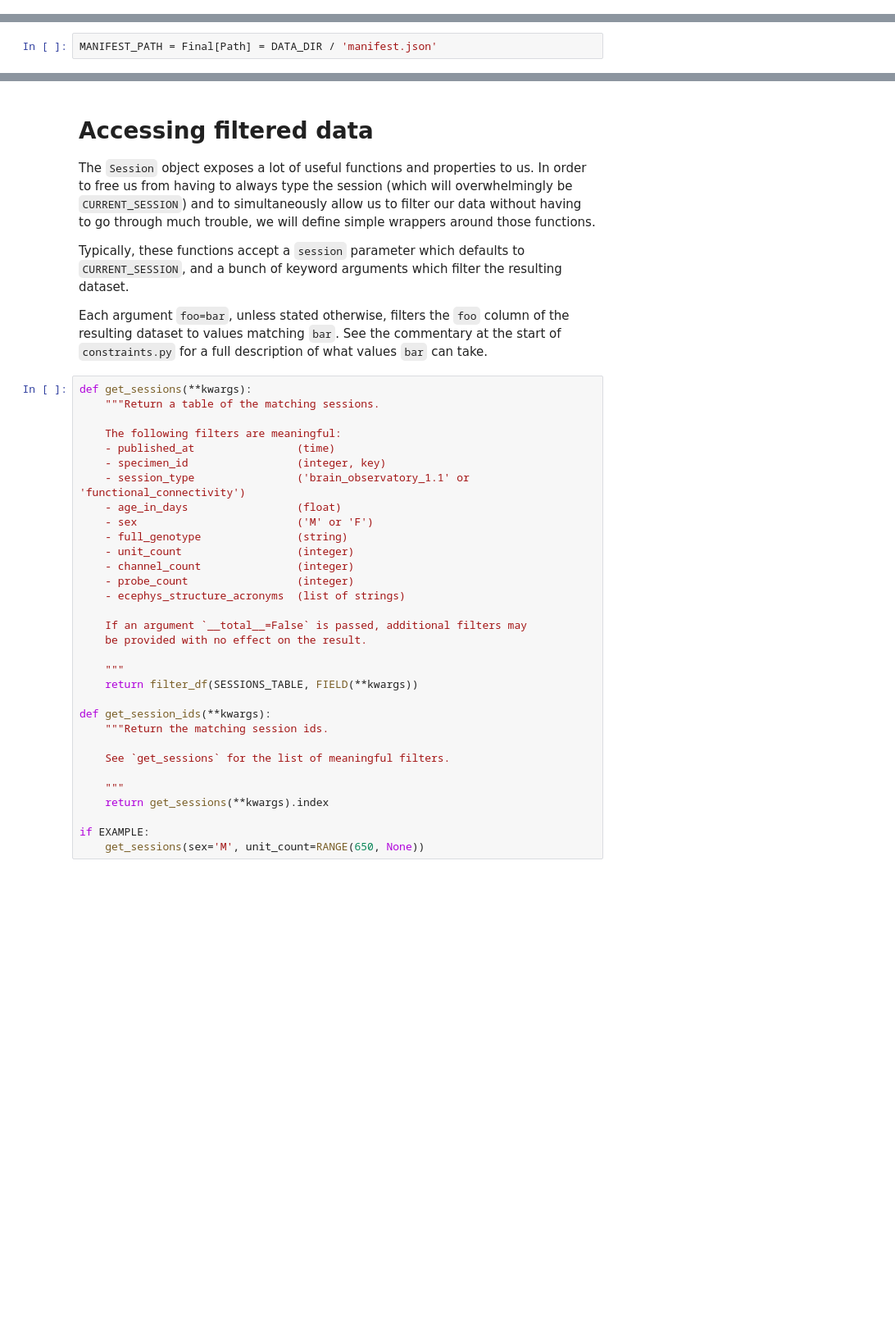
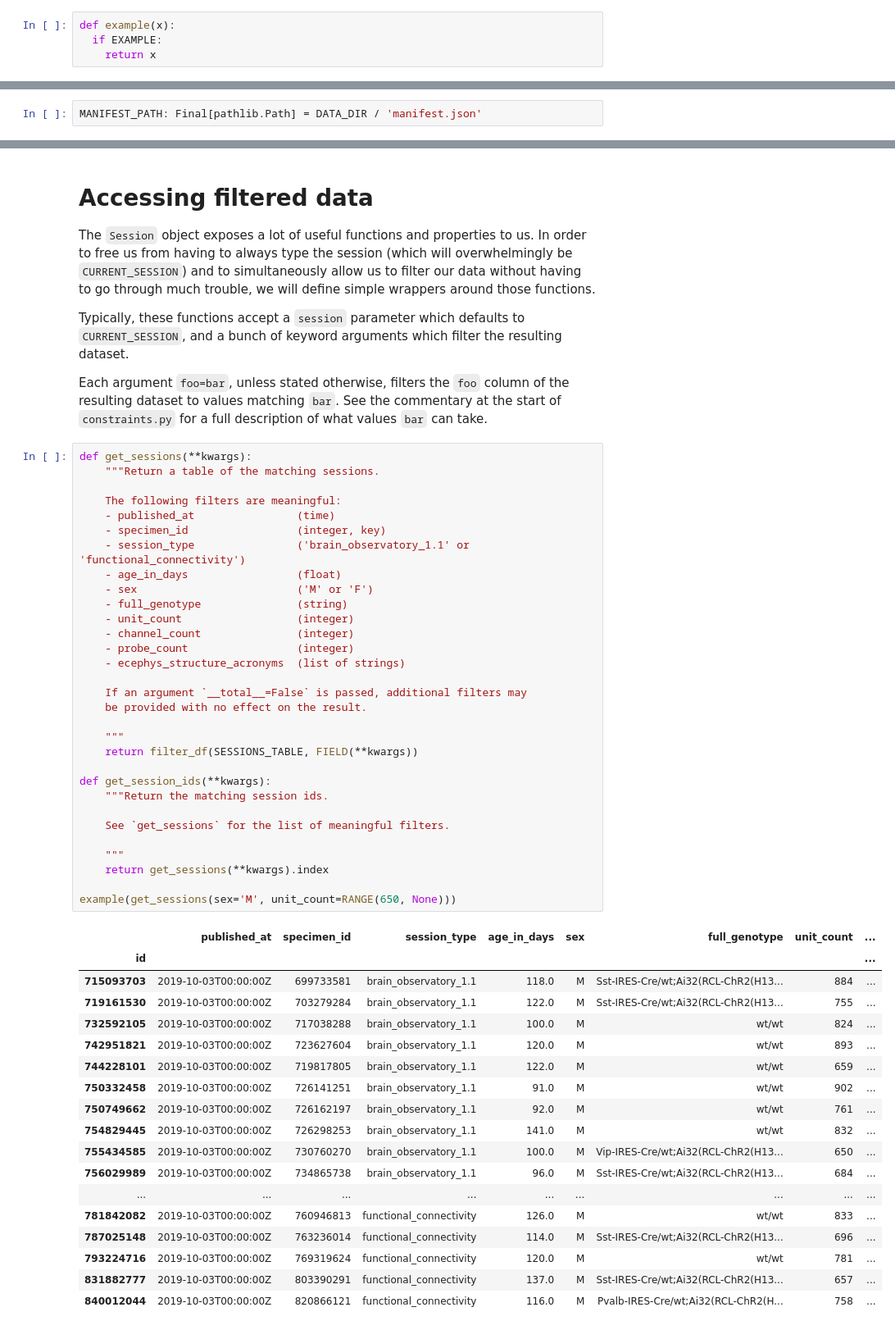
Before and after one commit to tebe-nigrelli/MMN-Group-Project, a Jupyter notebook: 00_Setup.ipynb, the cells around one changed output, grey strips where cells are left out. Shown: that part at 82% size. Cells and saved outputs as stored; diff of their text form; blank space fills up the shorter version.

```diff
--- a/00_Setup.ipynb
+++ b/00_Setup.ipynb
@@ -37,3 +40,7 @@ EXAMPLE: Final[bool] = True
+# %%
+def example(x):
+  if EXAMPLE:
+    return x
 # %% [markdown]
 ## Paths
 Then we have our data directory, `DATA_DIR`, which contains the data
@@ -49,7 +56,7 @@ Furthermore, we have the path to the manifest file, again relative to
 the project root, which is by default the `manifest.json` file located
 directly in `DATA_DIR`.
 # %%
-MANIFEST_PATH = Final[Path] = DATA_DIR / 'manifest.json'
+MANIFEST_PATH: Final[pathlib.Path] = DATA_DIR / 'manifest.json'
 # %% [markdown]
 ## Cache & sessions
 Next is our `allensdk` cache and the sessions in it.
@@ -107,34 +136,52 @@ what values `bar` can take.
 # %%
 def get_sessions(**kwargs):
     """Return a table of the matching sessions.
 
     The following filters are meaningful:
     - published_at                (time)
     - specimen_id                 (integer, key)
     - session_type                ('brain_observatory_1.1' or 'functional_connectivity')
     - age_in_days                 (float)
     - sex                         ('M' or 'F')
     - full_genotype               (string)
     - unit_count                  (integer)
     - channel_count               (integer)
     - probe_count                 (integer)
     - ecephys_structure_acronyms  (list of strings)
 
     If an argument `__total__=False` is passed, additional filters may
     be provided with no effect on the result.
 
     """
     return filter_df(SESSIONS_TABLE, FIELD(**kwargs))
 
 def get_session_ids(**kwargs):
     """Return the matching session ids.
 
     See `get_sessions` for the list of meaningful filters.
 
     """
     return get_sessions(**kwargs).index
 
-if EXAMPLE:
-    get_sessions(sex='M', unit_count=RANGE(650, None))
+example(get_sessions(sex='M', unit_count=RANGE(650, None)))
+# %% [output]
+|  | published_at | specimen_id | session_type | age_in_days | sex | full_genotype | unit_count | ... |
+| id |  |  |  |  |  |  |  | ... |
+| 715093703 | 2019-10-03T00:00:00Z | 699733581 | brain_observatory_1.1 | 118.0 | M | Sst-IRES-Cre/wt;Ai32(RCL-ChR2(H13... | 884 | ... |
+| 719161530 | 2019-10-03T00:00:00Z | 703279284 | brain_observatory_1.1 | 122.0 | M | Sst-IRES-Cre/wt;Ai32(RCL-ChR2(H13... | 755 | ... |
+| 732592105 | 2019-10-03T00:00:00Z | 717038288 | brain_observatory_1.1 | 100.0 | M | wt/wt | 824 | ... |
+| 742951821 | 2019-10-03T00:00:00Z | 723627604 | brain_observatory_1.1 | 120.0 | M | wt/wt | 893 | ... |
+| 744228101 | 2019-10-03T00:00:00Z | 719817805 | brain_observatory_1.1 | 122.0 | M | wt/wt | 659 | ... |
+| 750332458 | 2019-10-03T00:00:00Z | 726141251 | brain_observatory_1.1 | 91.0 | M | wt/wt | 902 | ... |
+| 750749662 | 2019-10-03T00:00:00Z | 726162197 | brain_observatory_1.1 | 92.0 | M | wt/wt | 761 | ... |
+| 754829445 | 2019-10-03T00:00:00Z | 726298253 | brain_observatory_1.1 | 141.0 | M | wt/wt | 832 | ... |
+| 755434585 | 2019-10-03T00:00:00Z | 730760270 | brain_observatory_1.1 | 100.0 | M | Vip-IRES-Cre/wt;Ai32(RCL-ChR2(H13... | 650 | ... |
+| 756029989 | 2019-10-03T00:00:00Z | 734865738 | brain_observatory_1.1 | 96.0 | M | Sst-IRES-Cre/wt;Ai32(RCL-ChR2(H13... | 684 | ... |
+| ... | ... | ... | ... | ... | ... | ... | ... | ... |
+| 781842082 | 2019-10-03T00:00:00Z | 760946813 | functional_connectivity | 126.0 | M | wt/wt | 833 | ... |
+| 787025148 | 2019-10-03T00:00:00Z | 763236014 | functional_connectivity | 114.0 | M | Sst-IRES-Cre/wt;Ai32(RCL-ChR2(H13... | 696 | ... |
+| 793224716 | 2019-10-03T00:00:00Z | 769319624 | functional_connectivity | 120.0 | M | wt/wt | 781 | ... |
+| 831882777 | 2019-10-03T00:00:00Z | 803390291 | functional_connectivity | 137.0 | M | Sst-IRES-Cre/wt;Ai32(RCL-ChR2(H13... | 657 | ... |
+| 840012044 | 2019-10-03T00:00:00Z | 820866121 | functional_connectivity | 116.0 | M | Pvalb-IRES-Cre/wt;Ai32(RCL-ChR2(H... | 758 | ... |
 # %%
 def get_units(ecephys_structure_acronym = None,
```
Also changed, not shown: parts of 9 cells of this notebook.
